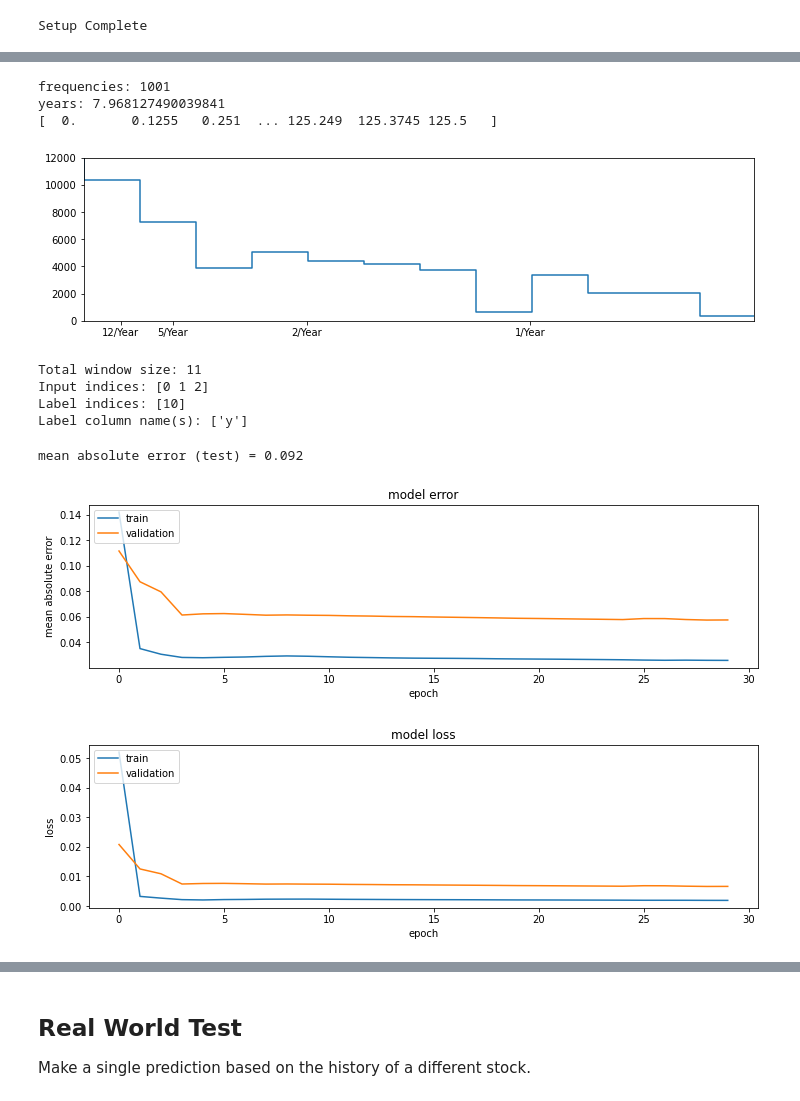
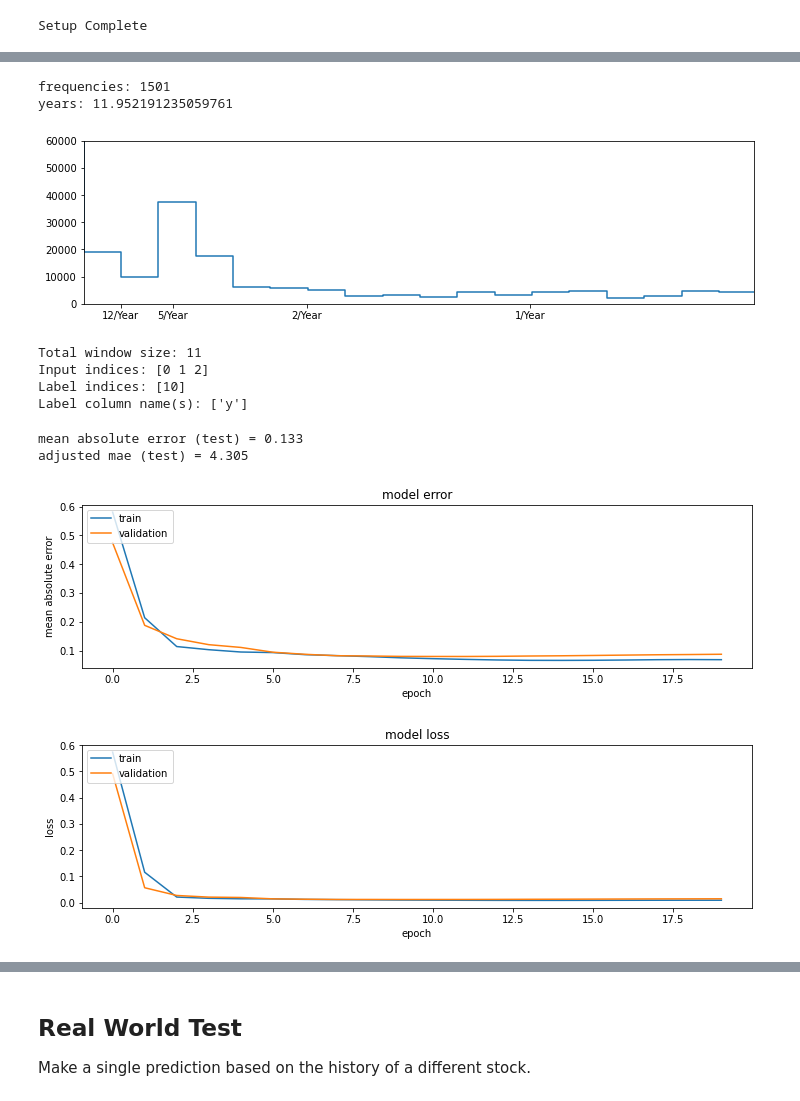
Before and after one commit to Grant-Syt/495_stock_forecast, a Jupyter notebook: stock_forecast.ipynb, the cells around one changed output, grey strips where cells are left out. Drawn from its saved outputs; the diff is of its cells as text; code cells hidden in the pictures.

```diff
--- a/stock_forecast.ipynb
+++ b/stock_forecast.ipynb
@@ -40,12 +40,15 @@ if VERBOSE:
 # %% [output]
 Setup Complete
 # %%
-df = pd.read_csv('data/ibm_edit.csv')
+df = pd.read_csv('data/amzn_edit.csv')
 # print(df)
 
 # throw out some data
-# df = df.drop(index=range(0, 9000))
-# df = df.set_index(np.arange(0,len(df['y'])))
+start = 0 # 0
+end = 3000 # len(df['y'])
+df = df.drop(index=range(0, start))
+df = df.drop(index=range(end, len(df['y'])))
+df = df.set_index(np.arange(0, len(df['y'])))
 # print(df)
 
 # seperate date_time
@@ -130,28 +133,29 @@ train + val + test = 14059
 # %%
 # frequency
-fft = tf.signal.rfft(df['y'][10000:12000])
+fft = tf.signal.rfft(df['y'])
+
+# range for ibm: [10000:12000]
 
 f_per_dataset = np.arange(0, len(fft))
-n_samples_d = len(df['y'][10000:12000])
+n_samples_d = len(df['y'])
 busi_days_per_year = 251 # less than business days but close to correct # of years
 years_per_dataset = n_samples_d/(busi_days_per_year)
 f_per_year = f_per_dataset/years_per_dataset
 
 if VERBOSE:
     print(f'frequencies: {len(fft)}') # data_length / 2 + 1
     print(f'years: {years_per_dataset}')
-    print(f_per_year)
+    # print(f_per_year)
 
 plt.step(f_per_year, np.abs(fft))
-plt.ylim(0, 12000)
+plt.ylim(0, 60000)
 plt.xlim([0.001, 1.5])
 plt.xticks([0.083, 0.2, 0.5, 1], labels=['12/Year', '5/Year', '2/Year', '1/Year']) # f = 1/#years
 plt.show()
 # %% [output]
-frequencies: 1001
-years: 7.968127490039841
-[  0.       0.1255   0.251  ... 125.249  125.3745 125.5   ]
+frequencies: 1501
+years: 11.952191235059761
-[figure, old version]
+[figure, new version]
 # %%
 model = ModelGenerator(train_df=train_df, val_df=val_df, test_df=test_df,
                             input_width=INPUT_WIDTH, label_width=LABEL_WIDTH,
@@ -171,6 +175,7 @@ IPython.display.clear_output()
 # use model on test
 y, y_p, mae = model.test_model()
 print( "mean absolute error (test) = {0:0.3f}".format( mae ) )
+print(f'adjusted mae (test) = {round(float(mae*train_mean), 3)}')
 
 plt.title('model error')
 plt.plot(history.history['mean_absolute_error'])
@@ -188,8 +193,9 @@ plt.xlabel('epoch')
 plt.legend(['train', 'validation'], loc='upper left')
 plt.show()
 # %% [output]
-mean absolute error (test) = 0.092
+mean absolute error (test) = 0.133
+adjusted mae (test) = 4.305
-[figure, old version]
+[figure, new version]
-[figure, old version]
+[figure, new version]
 # %%
 print( "mean absolute error (test) = {0:0.3f}".format( mae ) )
```
Also changed, not shown: parts of 2 cells of this notebook, 16 other files.
